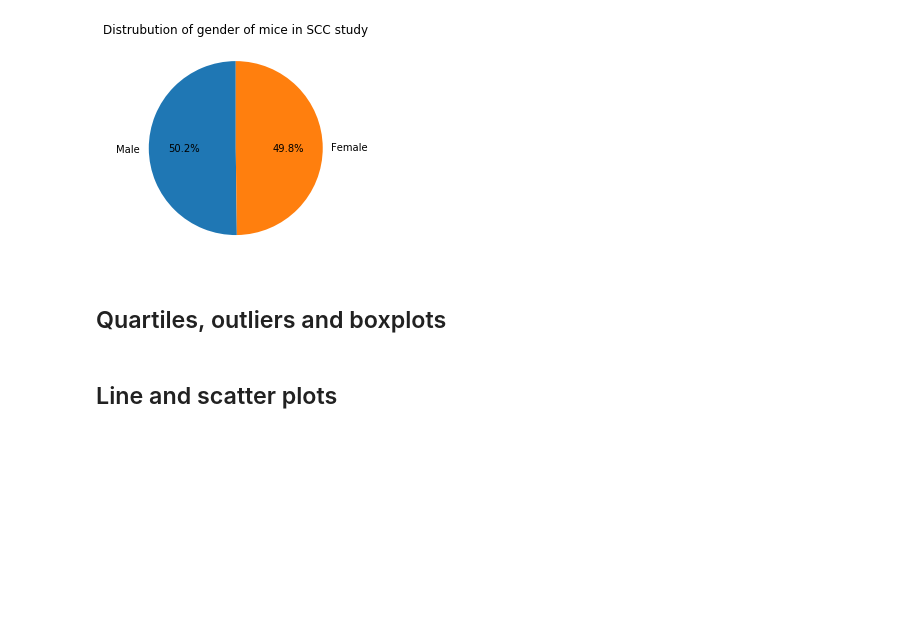
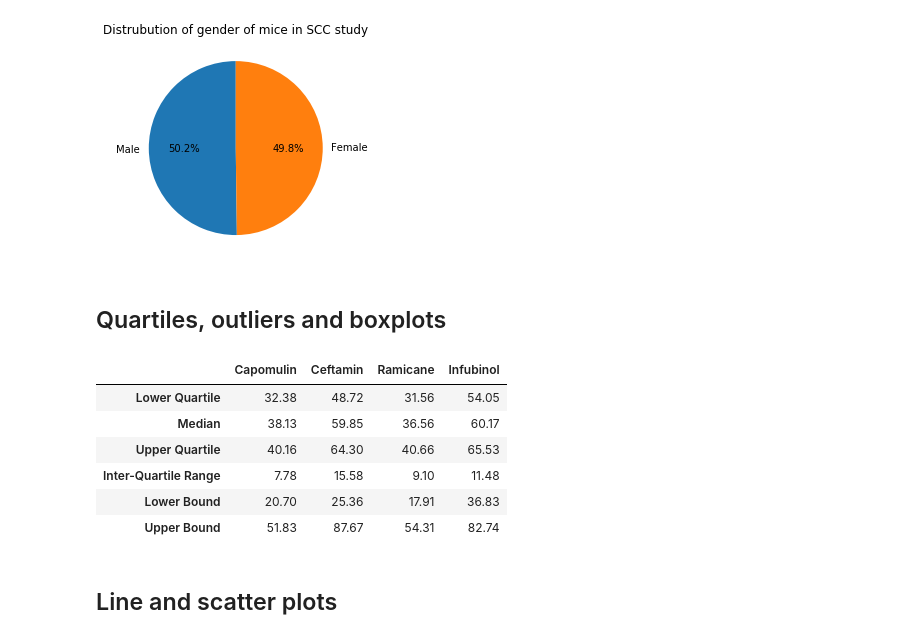
Before and after one commit to nqazimn/matplotlib-challenge, a Jupyter notebook: pymaceuticals_QAZINabeel_HW5.ipynb, the cells around one changed output. Saved outputs shown, nothing was run; the diff lists cells and outputs as text; code cells hidden in the pictures; blank space fills up the shorter version.

Commit message:
calculated final tumor volumes, quartiles and iqr. Need to check with Paul/Garret/Nili if final tumor calculation is correct

```diff
--- a/pymaceuticals_QAZINabeel_HW5.ipynb
+++ b/pymaceuticals_QAZINabeel_HW5.ipynb
@@ -124,3 +120,56 @@ ax1.pie(gender_distribution, autopct='%1.1f%%',startangle=90, labels = ['Male','
+# %%
+# Calculate the final tumor volume of each mouse across four of the most promising treatment regimens. Calculate the IQR and quantitatively determine if there are any potential outliers.
+# Four most promising treatment regimens: Capomulin (Our drug), Ramicane, Infubinol, Ceftamin
+
+# Grab required data and collect them in a dictionary for later manipulation
+dict_of_promising_drugs = {'Capomulin':'',\
+                           'Ceftamin':'',\
+                           'Ramicane':'',\
+                           'Infubinol':''}
+
+for a_drug in dict_of_promising_drugs.keys():
+    dict_of_promising_drugs.update({a_drug : scc_df[(scc_df['Drug Regimen'] == a_drug)]})
+
+# ?? Calculate final tumor volume by finding out the last entry for a mouse??
+dict_of_final_tumor_volumes = {'Capomulin':'',\
+                           'Ceftamin':'',\
+                           'Ramicane':'',\
+                           'Infubinol':''}
+
+# Using .last() after grouping by Mouse ID will give the last entry for that ID in the df.
+# Grabbing Timepoint for this will give the final treatement timepoint for that mouse
+for a_drug in dict_of_promising_drugs.keys():
+    final_tumor_volume_group = dict_of_promising_drugs[a_drug].groupby(['Mouse ID']).last()
+    dict_of_final_tumor_volumes.update({a_drug : final_tumor_volume_group.reset_index()[['Mouse ID','Timepoint','Tumor Volume (mm3)']]})
+
+# Calculate quartiles for each promising drug
+dict_of_quartiles = {'Capomulin':'',\
+                     'Ceftamin':'',\
+                     'Ramicane':'',\
+                     'Infubinol':''}
+
+for a_drug in dict_of_quartiles:
+    quartiles = dict_of_final_tumor_volumes[a_drug]['Tumor Volume (mm3)'].quantile([0.25, 0.5, 0.75])
+    lowerq = quartiles[0.25]
+    middleq = quartiles[0.5]
+    upperq = quartiles[0.75]
+    iqr = upperq - lowerq
+    lower_bound = lowerq - (1.5*iqr)
+    upper_bound = upperq + (1.5*iqr)
+    dict_of_quartiles.update({a_drug:[lowerq, middleq, upperq, iqr, lower_bound, upper_bound]})
+
+# Collect results in a dataframe and show a table for readibility
+quartiles_df = pd.DataFrame(dict_of_quartiles)
+index_labels = ['Lower Quartile','Median','Upper Quartile','Inter-Quartile Range','Lower Bound','Upper Bound']
+quartiles_df.set_index([index_labels]).round(2)
+# %% [output]
+|  | Capomulin | Ceftamin | Ramicane | Infubinol |
+| Lower Quartile | 32.38 | 48.72 | 31.56 | 54.05 |
+| Median | 38.13 | 59.85 | 36.56 | 60.17 |
+| Upper Quartile | 40.16 | 64.30 | 40.66 | 65.53 |
+| Inter-Quartile Range | 7.78 | 15.58 | 9.10 | 11.48 |
+| Lower Bound | 20.70 | 25.36 | 17.91 | 36.83 |
+| Upper Bound | 51.83 | 87.67 | 54.31 | 82.74 |
 # %%
 # Generate a box plot of the final tumor volume of each mouse across four regimens of interest
 # %% [markdown]
```
Also changed, not shown: parts of 2 cells of this notebook.
